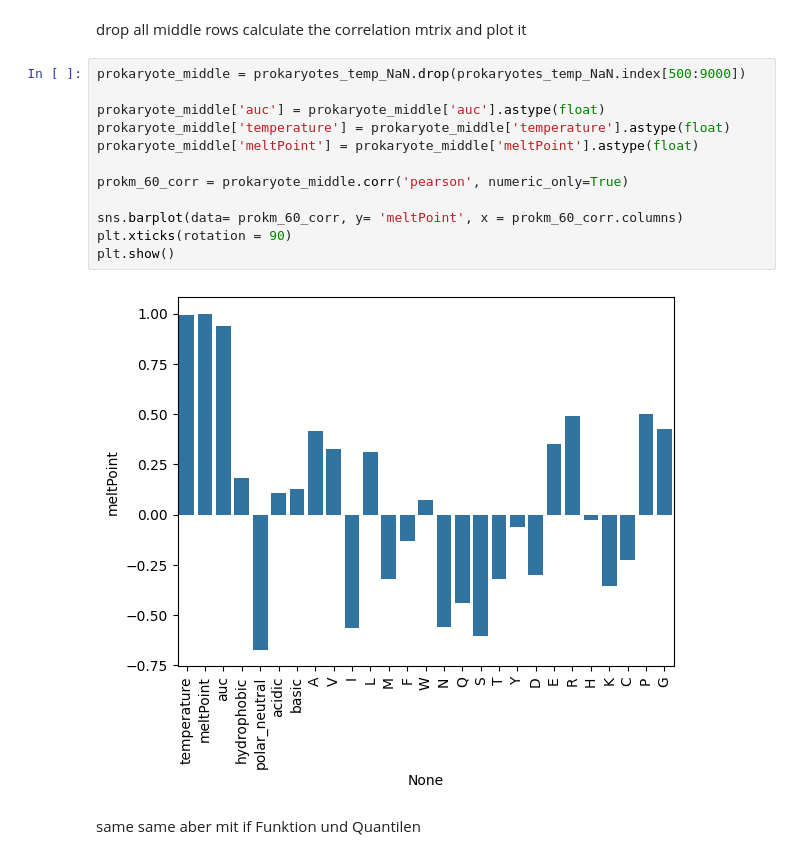
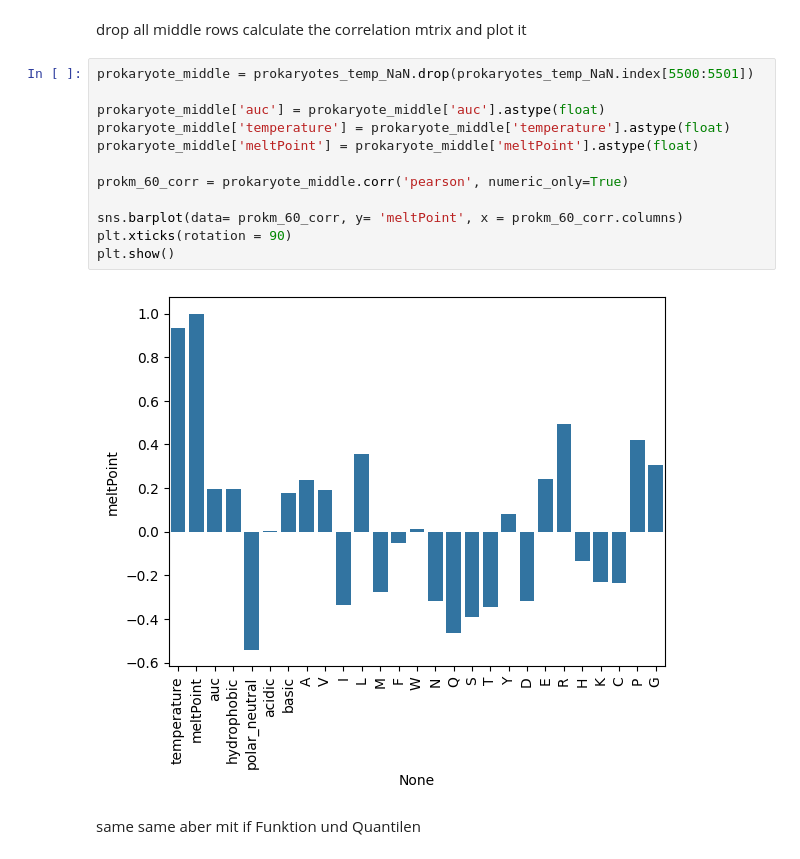
Before and after one commit to datascience-mobi-2024/topic04_02, a Jupyter notebook: primary_structure.ipynb, the cells around one changed output. Saved outputs shown, nothing was run; the diff lists cells and outputs as text.

```diff
--- a/primary_structure.ipynb
+++ b/primary_structure.ipynb
@@ -89,19 +89,19 @@ See the caveats in the documentation: https://pandas.pydata.org/pandas-docs/stab
 drop all middle rows
 calculate the correlation mtrix and plot it
 # %%
-prokaryote_middle = prokaryotes_temp_NaN.drop(prokaryotes_temp_NaN.index[500:9000])
+prokaryote_middle = prokaryotes_temp_NaN.drop(prokaryotes_temp_NaN.index[5500:5501])
 
 prokaryote_middle['auc'] = prokaryote_middle['auc'].astype(float)
 prokaryote_middle['temperature'] = prokaryote_middle['temperature'].astype(float)
 prokaryote_middle['meltPoint'] = prokaryote_middle['meltPoint'].astype(float)
 
 prokm_60_corr = prokaryote_middle.corr('pearson', numeric_only=True)
 
 sns.barplot(data= prokm_60_corr, y= 'meltPoint', x = prokm_60_corr.columns)
 plt.xticks(rotation = 90)
 plt.show()
 # %% [output]
-[figure, old version]
+[figure, new version]
 # %% [markdown]
 same same aber mit if Funktion und Quantilen
 # %%
```
Also changed, not shown: parts of 3 cells of this notebook.
